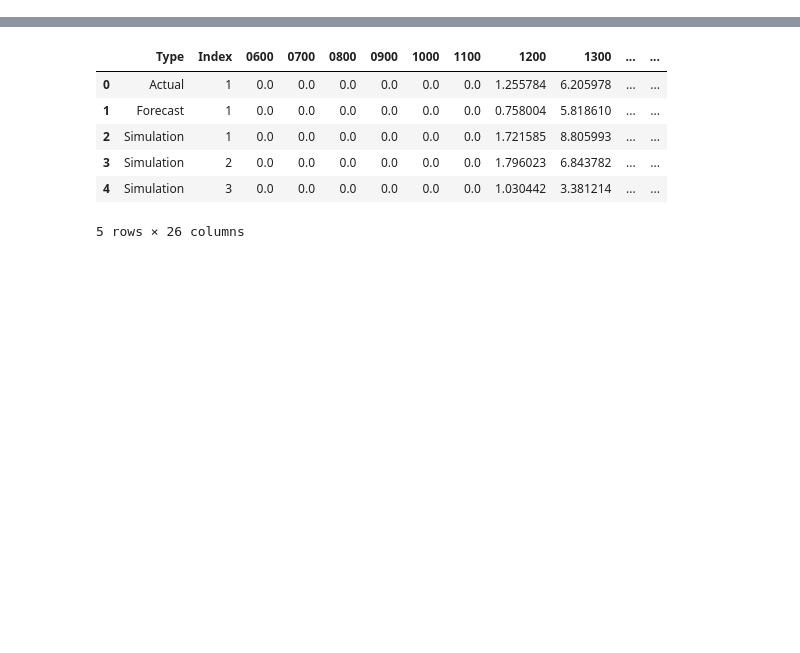
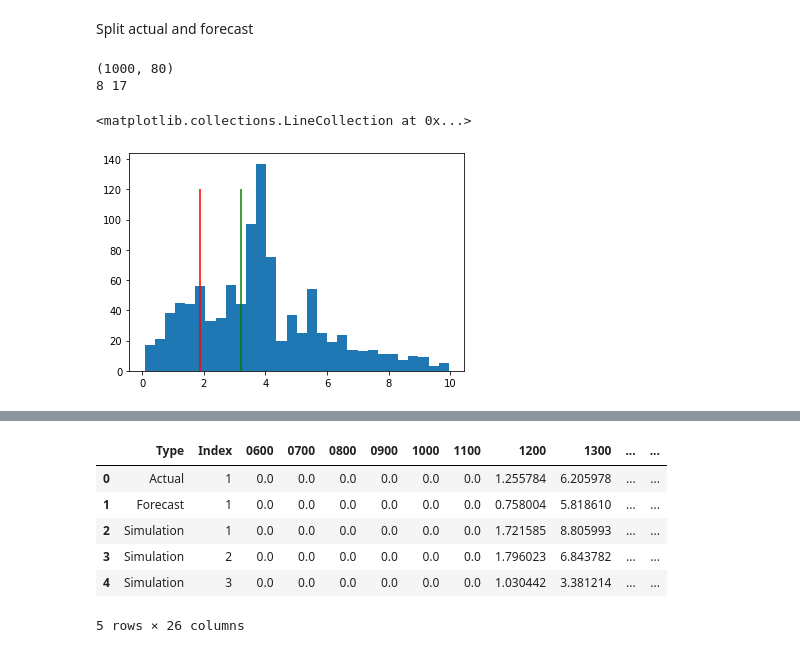
Before and after one commit to PrincetonUniversity/PGscen, a Jupyter notebook: example/day_ahead_solar_scenario.ipynb, the cells around one changed output, grey strips where cells are left out. Cells and saved outputs as stored; diff of their text form; code cells hidden in the pictures; blank space fills up the shorter version.

Commit message:
update solar engine and examples

```diff
--- a/example/day_ahead_solar_scenario.ipynb
+++ b/example/day_ahead_solar_scenario.ipynb
@@ -18,2 +54,4 @@ scenario_start_time = pd.to_datetime('2018-09-01 06:00:00',utc=True)
 nscen = 1000
 output_dir = '/Users/xy3134/Research/PERFORM/Data/GEMINI_scenario/test/'
+# %% [markdown]
+Split actual and forecast
@@ -19,0 +70,9 @@ output_dir = '/Users/xy3134/Research/PERFORM/Data/GEMINI_scenario/test/'
+# %%
+se = solar_engine(solar_meta_df,scenario_start_time,solar_site_hist_actual_df,solar_site_hist_forecast_df)
+se.get_model_params()
+se.fit_load_solar_joint_model(load_zone_list,load_zone_hist_actual_df,load_zone_hist_forecast_df)
+se.create_load_solar_joint_scenario(nscen,load_zone_future_forecast_df,solar_site_future_forecast_df)
+se.write_to_csv(output_dir,load_zone_future_actual_df,solar_site_future_actual_df,forecast=True)
+# %% [output]
+(1000, 80)
+8 17
@@ -19,0 +85,7 @@ output_dir = '/Users/xy3134/Research/PERFORM/Data/GEMINI_scenario/test/'
+# %%
+plt.hist(df.iloc[2:,:]['1900'],bins=30)
+plt.vlines(df.iloc[0:1,:]['1900'],ymin=0, ymax=120,color='red')
+plt.vlines(df.iloc[1:2,:]['1900'],ymin=0, ymax=120,color='green')
+# %% [output]
+<matplotlib.collections.LineCollection at 0x...>
+[figure, added]
```
Also changed, not shown: parts of 47 cells of this notebook, 7 other files.
